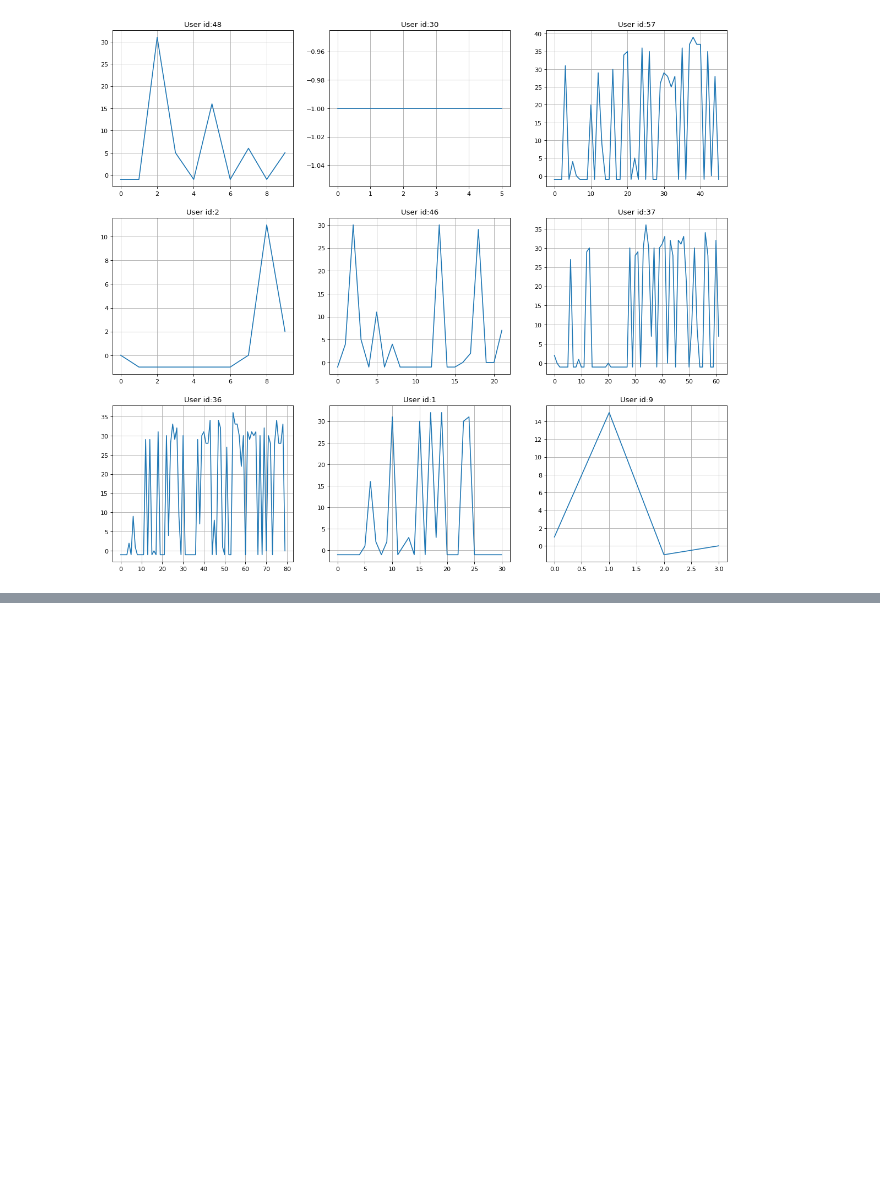
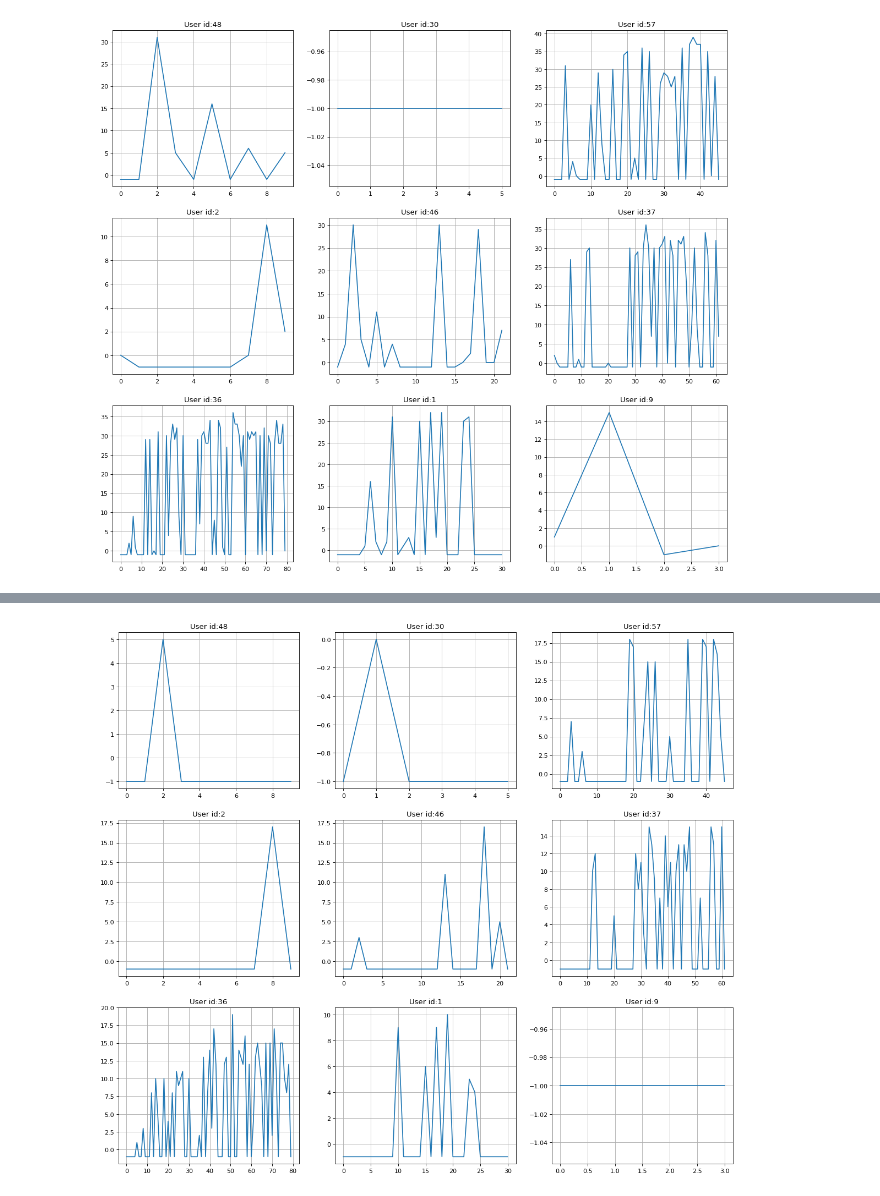
Before and after one commit to kadircet/NeVA, a Jupyter notebook: recommender/recommendation_experiments/Accuracy Testing.ipynb, the cells around one changed output, grey strips where cells are left out. Drawn from its saved outputs; the diff is of its cells as text; code cells hidden in the pictures; blank space fills up the shorter version.

```diff
--- a/recommender/recommendation_experiments/Accuracy Testing.ipynb
+++ b/recommender/recommendation_experiments/Accuracy Testing.ipynb
@@ -72,0 +93,12 @@ plt.show()
+# %%
+plt.figure(figsize=(18, 16), dpi=80)
+
+for idx, user_id in enumerate(random_batch):
+  plt.subplot(331+idx)
+  plt.plot(list(x[0] for x in accuracies[user_id]))
+  plt.grid(True)
+  plt.title('User id:' + str(user_id))
+
+plt.show()
+# %% [output]
+[figure, added]
```
Also changed, not shown: parts of 5 cells of this notebook.
